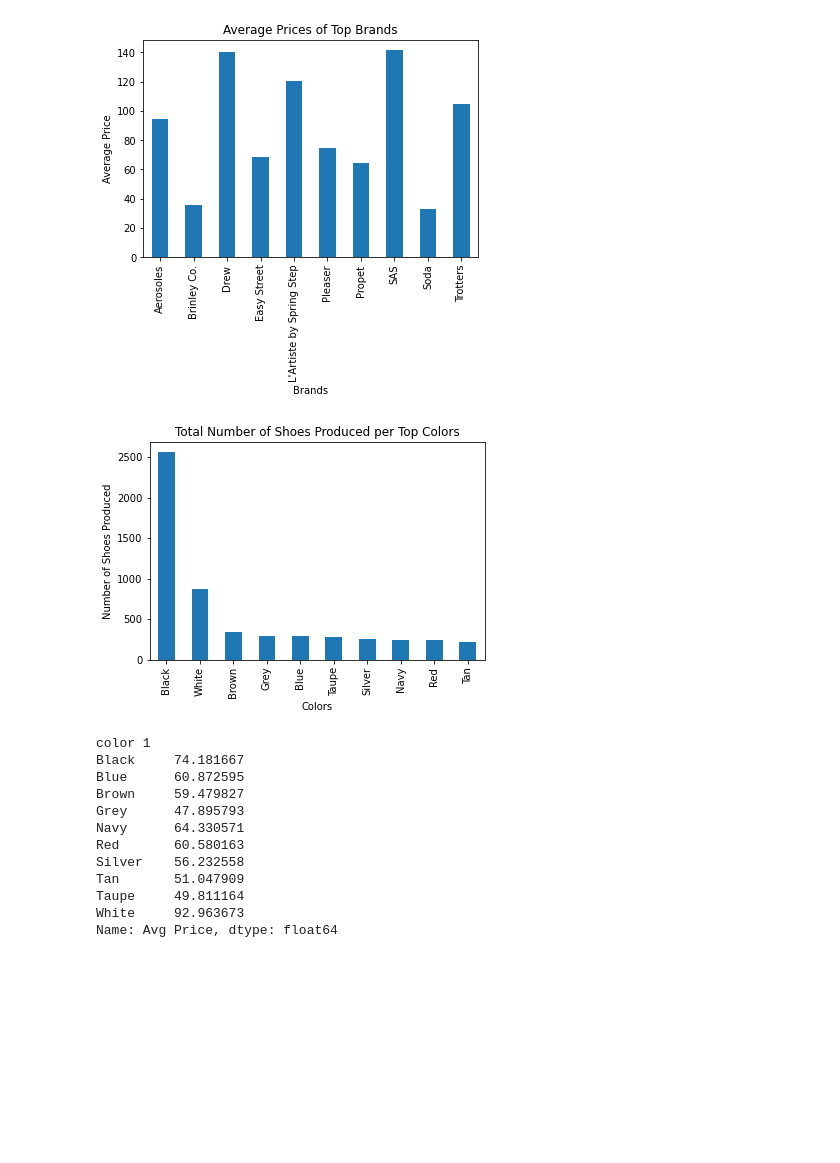
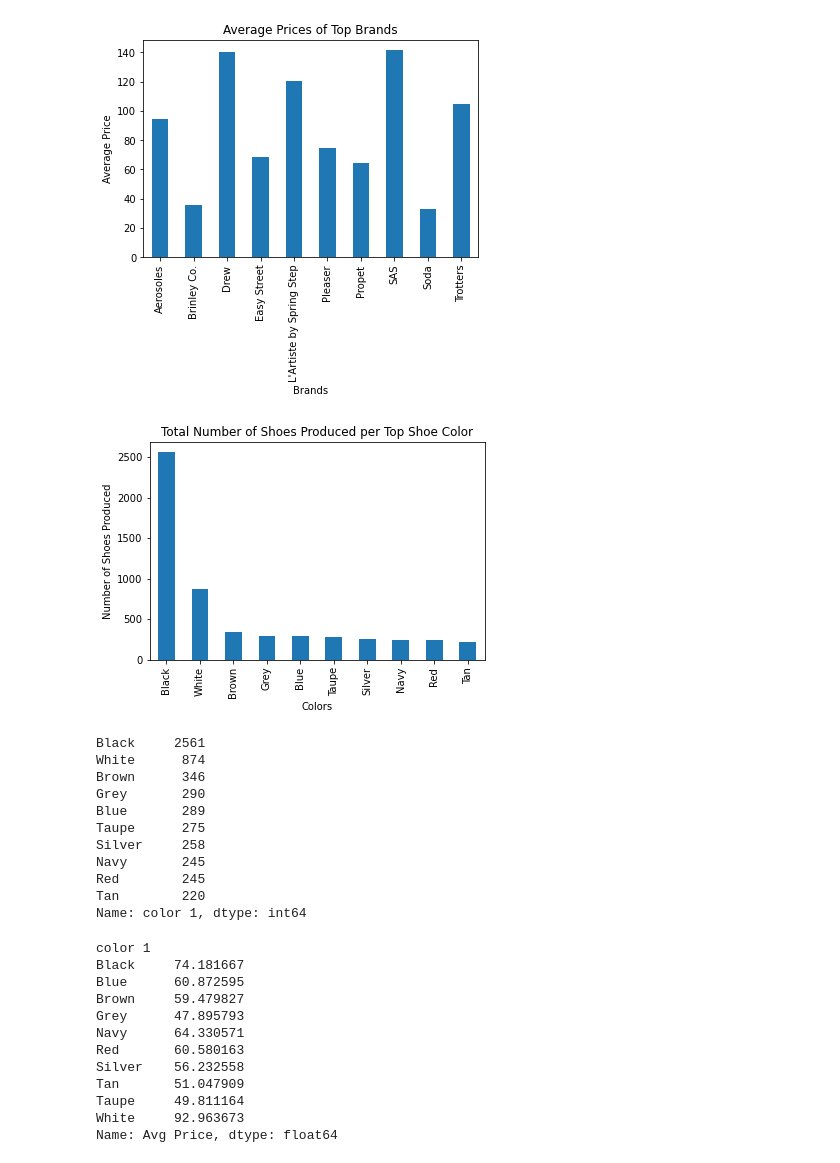
Before and after one commit to rjharris2020/Project_1, a Jupyter notebook: Shoes_Galore.ipynb, the cells around one changed output. Saved outputs shown, nothing was run; the diff lists cells and outputs as text; code cells hidden in the pictures; blank space fills up the shorter version.

```diff
--- a/Shoes_Galore.ipynb
+++ b/Shoes_Galore.ipynb
@@ -171,20 +171,32 @@ plt.show()
 # %%
 # get the Top 10 colors and make a visualization
 colors = shoe_data["color 1"].value_counts()
 top_colors = colors.head(10)
 
 # create bar chart for colors vs the number of shoes produced
 top_colors.plot(kind="bar")
 plt.ylabel("Number of Shoes Produced")
 plt.xlabel("Colors")
-plt.title("Total Number of Shoes Produced per Top Colors")
+plt.title("Total Number of Shoes Produced per Top Shoe Color")
 
 # save figure as ong file
 plt.savefig("Bar Chart for # of Shoes and Top Colors.png")
 
 plt.show()
+print(colors.head(10))
 # %% [output]
-[figure, old version]
+[figure, new version]
+Black     2561
+White      874
+Brown      346
+Grey       290
+Blue       289
+Taupe      275
+Silver     258
+Navy       245
+Red        245
+Tan        220
+Name: color 1, dtype: int64
 # %%
 # find the average price per color
 shoe_data['Avg Price'] = (shoe_data['prices.amountMin']+shoe_data['prices.amountMax'])/2
```
Also changed, not shown: parts of 1 cell of this notebook, 3 other files.
